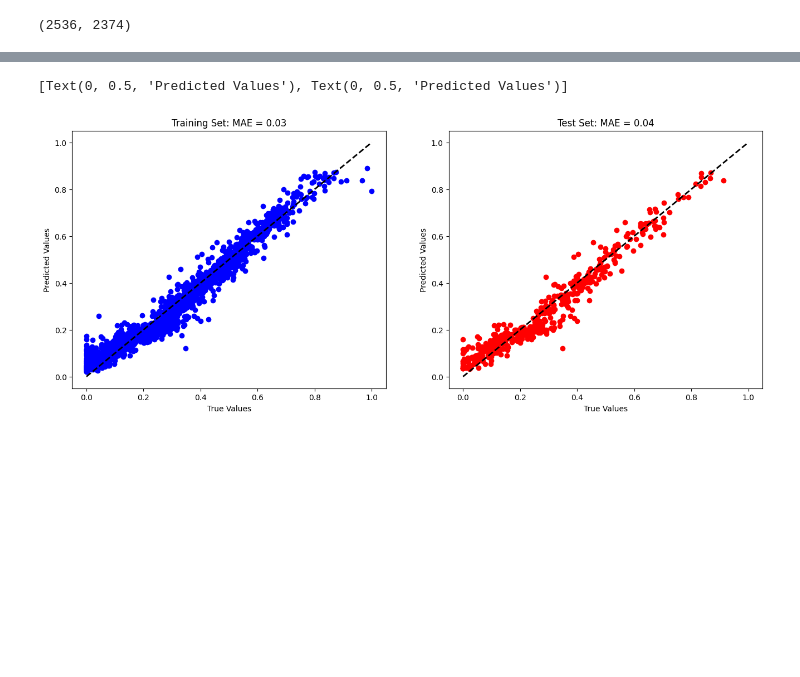
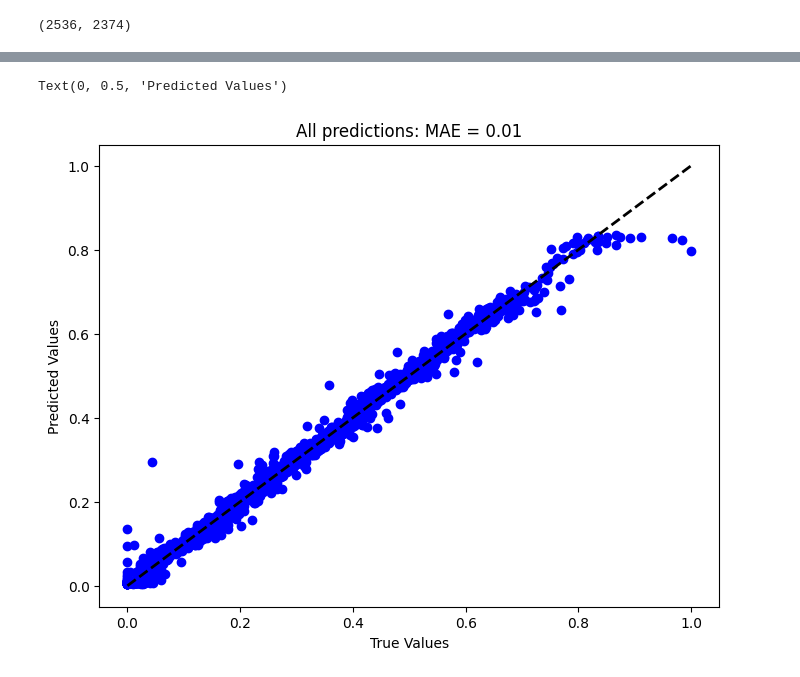
Before and after one commit to chu-k/ml-sandbox, a Jupyter notebook: notebooks/tf.ipynb, the cells around one changed output, grey strips where cells are left out. Saved outputs shown, nothing was run; the diff lists cells and outputs as text; code cells hidden in the pictures; blank space fills up the shorter version.

Commit message:
chore: clean up plots

```diff
--- a/notebooks/tf.ipynb
+++ b/notebooks/tf.ipynb
@@ -169,7 +167,7 @@ for train_index, test_index in kf.split(X):
     y_train, y_test = y[train_index], y[test_index]
 
     # Fit the model on the training data
-    model.fit(X_train, y_train, epochs=15, batch_size=32, verbose=0)
+    history = model.fit(X_train, y_train, validation_data=[X_test, y_test], epochs=15, batch_size=32, verbose=0, callbacks=[early_stopping])
 
     # Evaluate the model on the test data
     mse = model.evaluate(X_test, y_test, verbose=0)
@@ -185,5 +183,5 @@ for train_index, test_index in kf.split(X):
 # Load the best model weights
 model.set_weights(best_model)
 
-
 average_mse = np.mean(mse_scores)
+print(average_mse, mse_scores)
@@ -194,16 +197,13 @@ average_mse = np.mean(mse_scores)
 # %%
 train_predictions = model.predict(X)
 mae_train = np.mean(np.abs(train_predictions - y))
-test_predictions = model.predict(X_test)
-mae_test = np.mean(np.abs(test_predictions - y_test))
 
-fig, axs = plt.subplots(figsize=(16, 6), ncols=2, nrows=1)
-axs[0].scatter(y, train_predictions, color='b', label='Train Set')
-axs[0].set_title(f'Training Set: MAE = {mae_train:.2f}')
-axs[1].scatter(y_test, test_predictions, color='r', label='Test Set')
-axs[1].set_title(f'Test Set: MAE = {mae_test:.2f}')
 
-[ax.plot([y.min(), y.max()], [y.min(), y.max()], 'k--', lw=2) for ax in axs]  # plot the diagonal
-[ax.set_xlabel('True Values') for ax in axs]
-[ax.set_ylabel('Predicted Values') for ax in axs]
+fig, ax = plt.subplots(figsize=(8, 6), ncols=1, nrows=1)
+ax.scatter(y, train_predictions, color='b', label='Train Set')
+ax.set_title(f'All predictions: MAE = {mae_train:.2f}')
+
+ax.plot([y.min(), y.max()], [y.min(), y.max()], 'k--', lw=2)
+ax.set_xlabel('True Values')
+ax.set_ylabel('Predicted Values')
 # %% [output]
@@ -212,2 +211,2 @@ axs[1].set_title(f'Test Set: MAE = {mae_test:.2f}')
-[Text(0, 0.5, 'Predicted Values'), Text(0, 0.5, 'Predicted Values')]
+Text(0, 0.5, 'Predicted Values')
-[figure, old version]
+[figure, new version]
```
Also changed, not shown: parts of 8 cells of this notebook.
